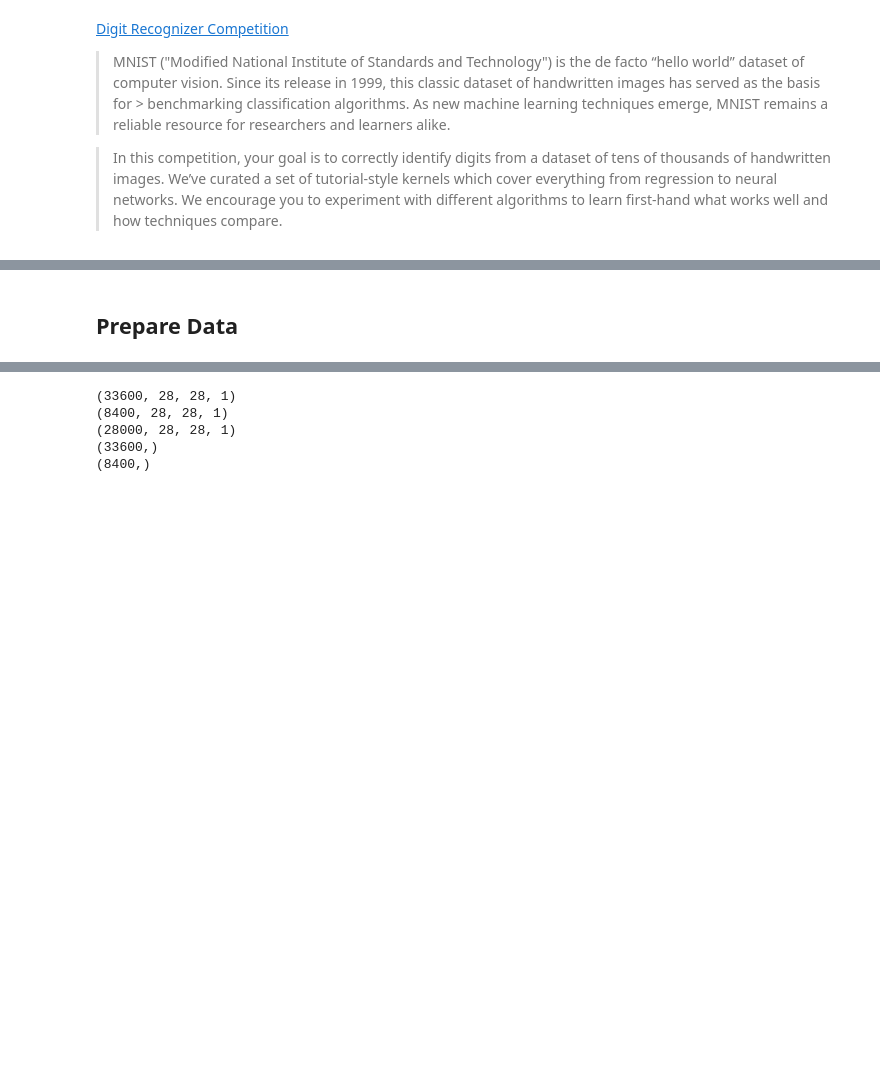
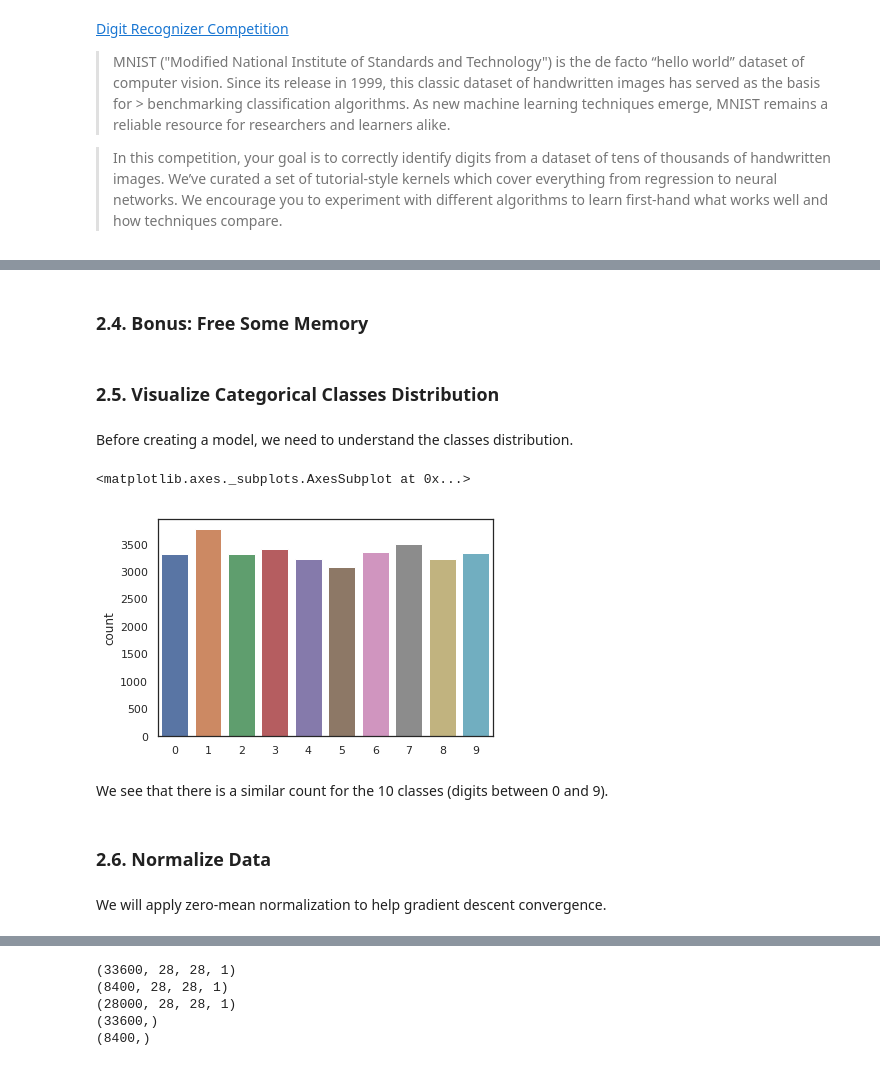
Before and after one commit to glauco/kaggle-digit-recognizer, a Jupyter notebook: digit-recognizer.ipynb, the cells around one changed output, grey strips where cells are left out. Saved outputs shown, nothing was run; the diff lists cells and outputs as text; code cells hidden in the pictures; blank space fills up the shorter version.

```diff
--- a/digit-recognizer.ipynb
+++ b/digit-recognizer.ipynb
@@ -38,3 +60,5 @@ X_train, y_train = train_data[:, 1:], train_data[:, 0]
 X_train, X_val, y_train, y_val = train_test_split(X_train, y_train, test_size=0.2, random_state=42)
 # %%
 X_test = test_data
+# %% [markdown]
+### 2.4. Bonus: Free Some Memory
@@ -41,2 +68,13 @@ X_test = test_data
+# %% [markdown]
+### 2.5. Visualize Categorical Classes Distribution
+# %% [markdown]
+Before creating a model, we need to understand the classes distribution.
+# %%
+sb.countplot(y_train)
+# %% [output]
+<matplotlib.axes._subplots.AxesSubplot at 0x...>
+[figure, added]
+# %% [markdown]
+We see that there is a similar count for the 10 classes (digits between 0 and 9).
 # %% [markdown]
-## Prepare Data
+### 2.6. Normalize Data
@@ -49,3 +81,5 @@ X_test = X_test.reshape(X_test.shape[0], img_rows, img_columns, 1)
+# %% [markdown]
+We will apply zero-mean normalization to help gradient descent convergence.
 # %%
 # Ensures arrays are float32
 X_train = X_train.astype('float32')
```
Also changed, not shown: parts of 49 cells of this notebook.
